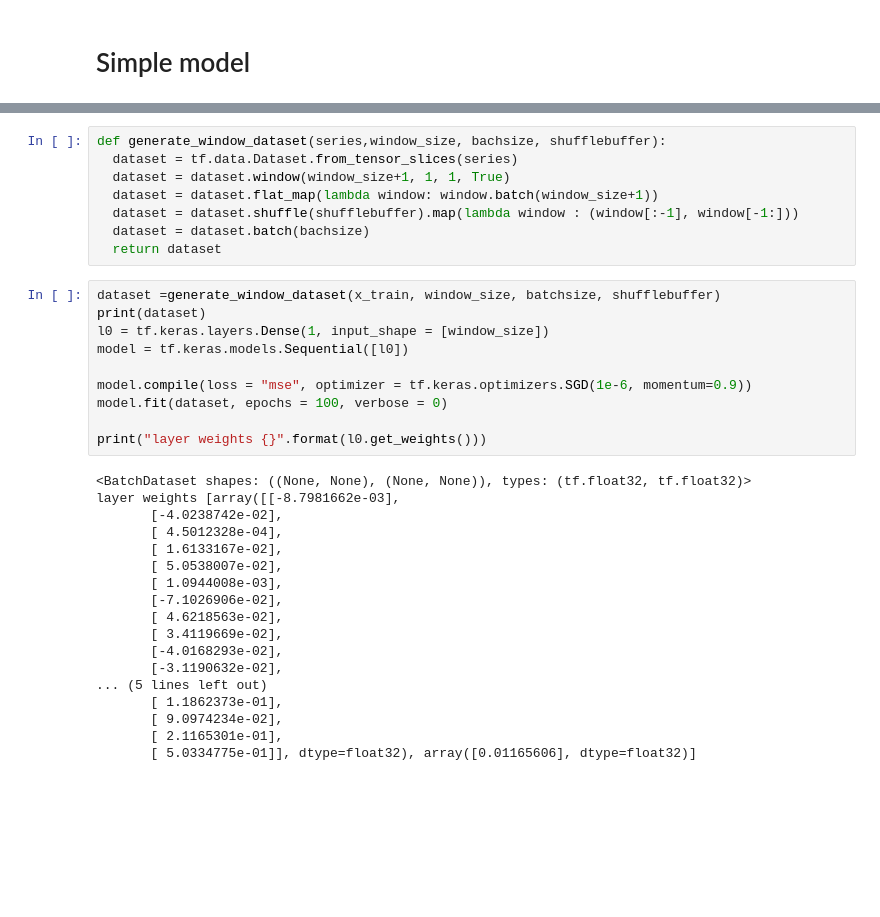
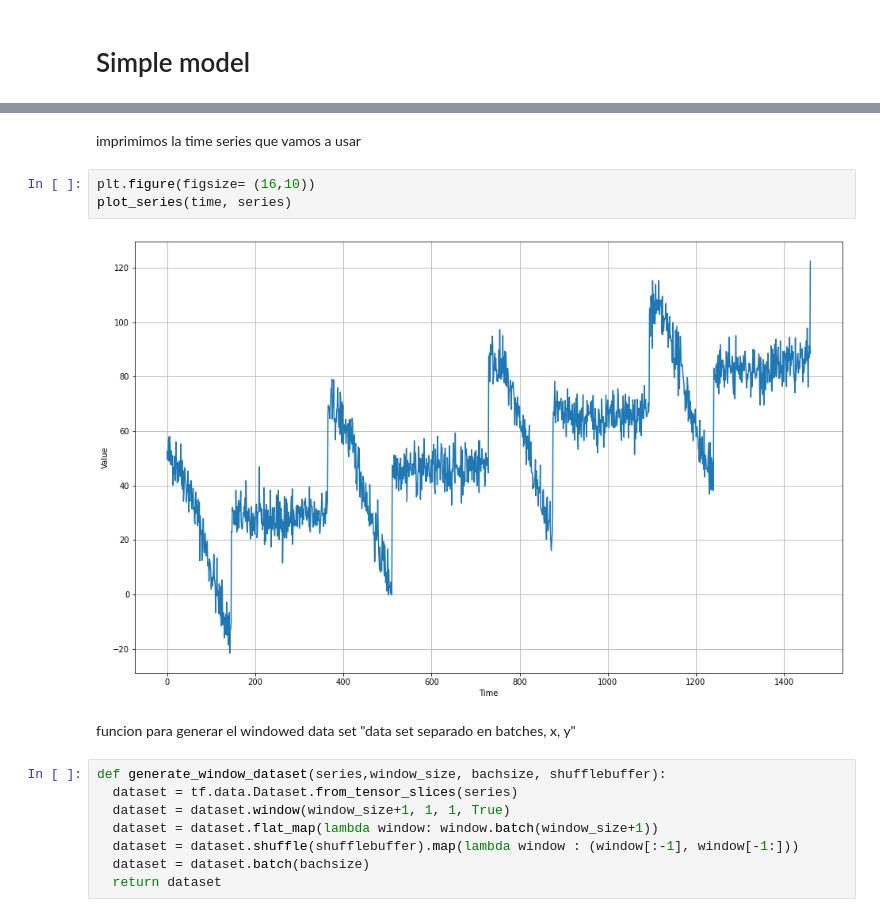
Before and after one commit to jahelsantiago/tensorflow_tutorial, a Jupyter notebook: Creating_Synthetic_Time_Series.ipynb, the cells around one changed output, grey strips where cells are left out. Cells and saved outputs as stored; diff of their text form; blank space fills up the shorter version.

```diff
--- a/Creating_Synthetic_Time_Series.ipynb
+++ b/Creating_Synthetic_Time_Series.ipynb
@@ -348,5 +351,15 @@ window_size = 20
 batch_size = 32
 shuffle_buffer_size = 1000
+# %% [markdown]
+imprimimos la time series que vamos a usar
+# %%
+plt.figure(figsize= (16,10))
+plot_series(time, series)
+# %% [output]
+[figure, added]
+# %% [markdown]
+funcion para generar el windowed data set
+"data set separado en batches, x, y"
 # %%
 def generate_window_dataset(series,window_size, bachsize, shufflebuffer):
   dataset = tf.data.Dataset.from_tensor_slices(series)
@@ -355,31 +368,3 @@ def generate_window_dataset(series,window_size, bachsize, shufflebuffer):
   dataset = dataset.shuffle(shufflebuffer).map(lambda window : (window[:-1], window[-1:]))
   dataset = dataset.batch(bachsize)
   return dataset
-# %%
-dataset =generate_window_dataset(x_train, window_size, batchsize, shufflebuffer)
-print(dataset)
-l0 = tf.keras.layers.Dense(1, input_shape = [window_size])
-model = tf.keras.models.Sequential([l0])
-
-model.compile(loss = "mse", optimizer = tf.keras.optimizers.SGD(1e-6, momentum=0.9))
-model.fit(dataset, epochs = 100, verbose = 0)
-
-print("layer weights {}".format(l0.get_weights()))
-# %% [output]
-<BatchDataset shapes: ((None, None), (None, None)), types: (tf.float32, tf.float32)>
-layer weights [array([[-8.7981662e-03],
-       [-4.0238742e-02],
-       [ 4.5012328e-04],
-       [ 1.6133167e-02],
-       [ 5.0538007e-02],
-       [ 1.0944008e-03],
-       [-7.1026906e-02],
-       [ 4.6218563e-02],
-       [ 3.4119669e-02],
-       [-4.0168293e-02],
-       [-3.1190632e-02],
-... (5 lines left out)
-       [ 1.1862373e-01],
-       [ 9.0974234e-02],
-       [ 2.1165301e-01],
-       [ 5.0334775e-01]], dtype=float32), array([0.01165606], dtype=float32)]
```
Also changed, not shown: parts of 14 cells of this notebook.
